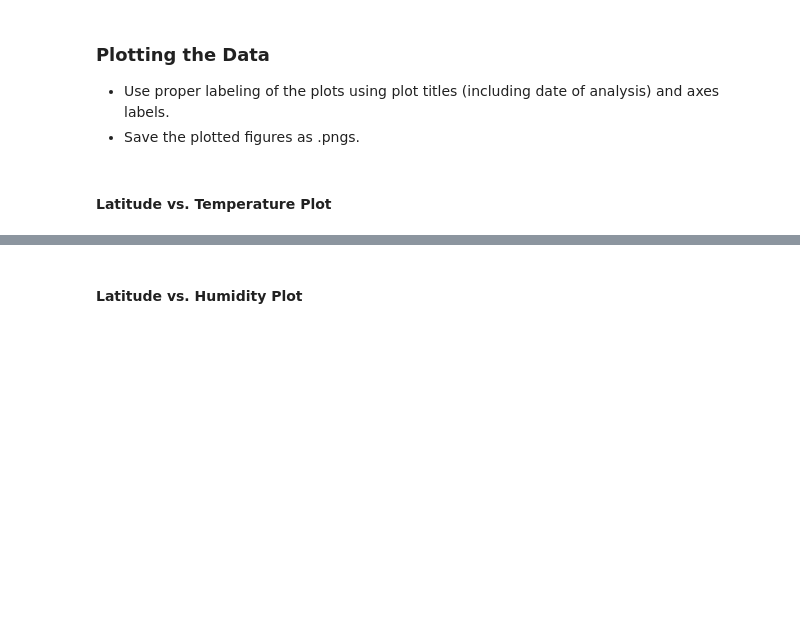
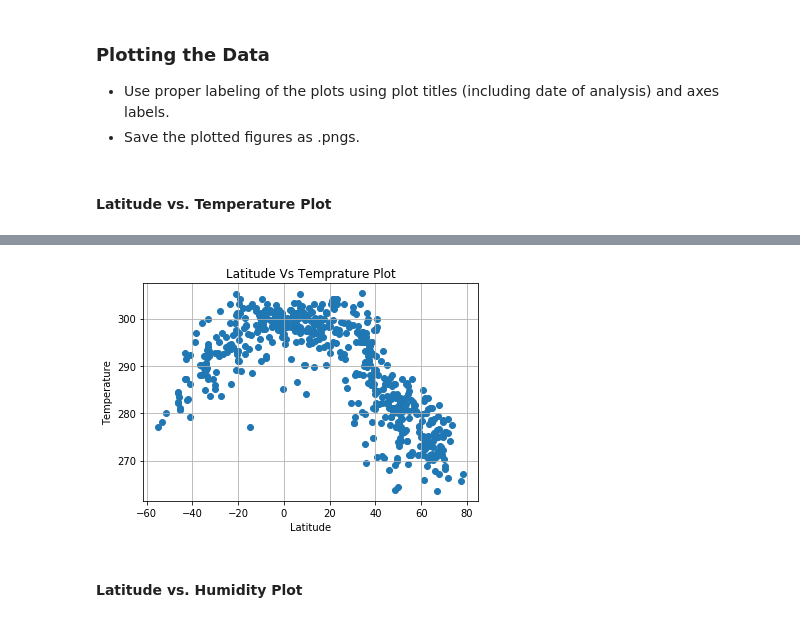
Before and after one commit to komalac/Python-APIs, a Jupyter notebook: Instructions/starter_code/WeatherPy.ipynb, the cells around one changed output, grey strips where cells are left out. Drawn from its saved outputs; the diff is of its cells as text; code cells hidden in the pictures; blank space fills up the shorter version.

```diff
--- a/Instructions/starter_code/WeatherPy.ipynb
+++ b/Instructions/starter_code/WeatherPy.ipynb
@@ -59,10 +75,3 @@ len(cities)
 ### Perform API Calls
 * Perform a weather check on each city using a series of successive API calls.
 * Include a print log of each city as it'sbeing processed (with the city number and city name).
-# %%
-# Save config information
-url = "http://api.openweathermap.org/data/2.5/weather?"
-city = "London"
-
-# Build query URL
-query_url = url + "appid=" + api_key + "&q=" + city
@@ -110,0 +147,7 @@ dtype: int64
+# %%
+# creating a dataframe from dictionary
+CityWeatherData_df = pd.DataFrame(CityWeather_dict)
+# writing the dataframe into a csv
+CityWeatherData_df.to_csv('CityData.csv')
+# displaying the dattaframe
+CityWeatherData_df
@@ -120,2 +179,16 @@ dtype: int64
+# %%
+# Build a scatter plot for each data type
+plt.scatter(CityWeatherData_df["Lat"], CityWeatherData_df["MaxTemp"], marker="o", alpha=1)
+
+# Incorporate the other graph properties
+plt.title("Latitude Vs Temprature Plot")
+plt.ylabel("Temperature")
+plt.xlabel("Latitude")
+plt.grid(True)
+
+# Show plot
+plt.show()
+# %% [output]
+[figure, added]
 # %% [markdown]
 #### Latitude vs. Humidity Plot
```
Also changed, not shown: parts of 14 cells of this notebook, 2 other files.
